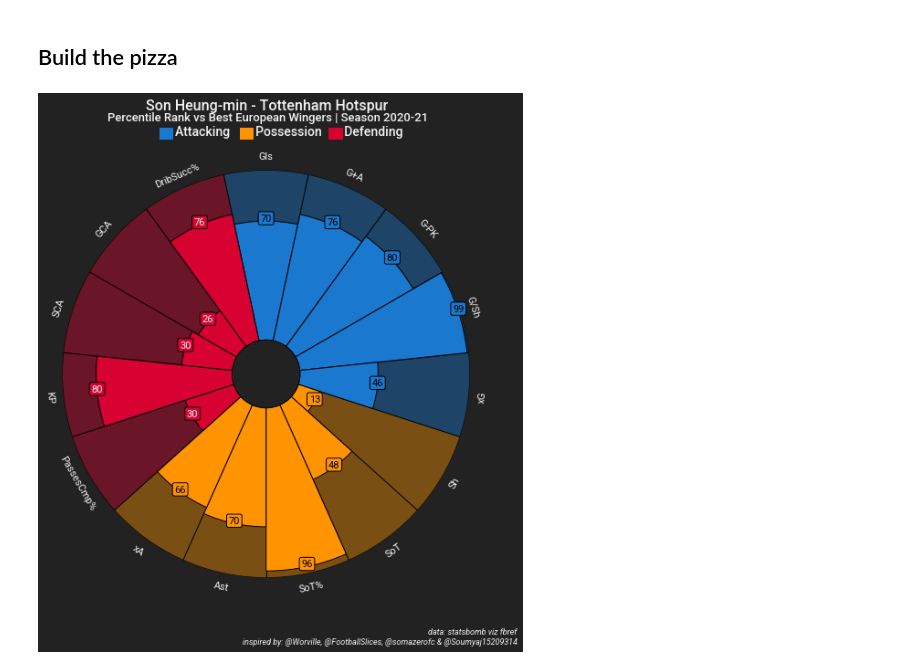
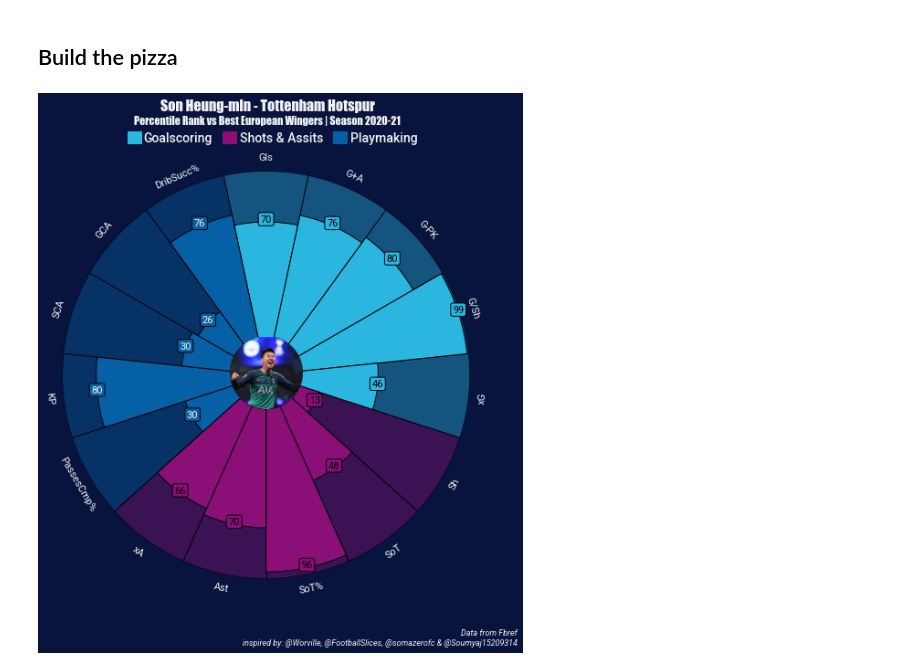
Before and after one commit to JackyKch/HeungMinSonJourney, a Jupyter notebook: coding/dataviz/pizza_plot.ipynb, the cells around one changed output. Saved outputs shown, nothing was run; the diff lists cells and outputs as text; code cells hidden in the pictures.

Commit message:
Update  Pizza plot

```diff
--- a/coding/dataviz/pizza_plot.ipynb
+++ b/coding/dataviz/pizza_plot.ipynb
@@ -101,13 +103,13 @@ for n,i in enumerate(values):
 ## Build the pizza
 # %%
 # color for the slices and text
-slice_colors = ["#1A78CF"] * 5 + ["#FF9300"] * 5 + ["#D70232"] * 5
+slice_colors = ["#2bb6e0"] * 5 + ["#8A0F77"] * 5 + ["#0660A6"] * 5
 text_colors = ["#000000"] * 10 + ["#F2F2F2"] * 5
 
 # instantiate PyPizza class
 baker = PyPizza(
     params=params,                  # list of parameters
-    background_color="#222222",     # background color
+    background_color="#08143D",     # background color
     straight_line_color="#000000",  # color for straight lines
     straight_line_lw=1,             # linewidth for straight lines
     last_circle_color="#000000",    # color for last line
@@ -143,55 +145,45 @@ fig, ax = baker.make_pizza(
 )
 
 # add title
-fig.text(
-    0.515, 0.975, "Son Heung-min - Tottenham Hotspur", size=16,
-    ha="center", fontproperties=font_bold.prop, color="#F2F2F2"
-)
+fig.text(0.515, 0.975, "Son Heung-min - Tottenham Hotspur", size=16,ha="center", fontname = 'Impact', color="#F2F2F2")
 
 # add subtitle
-fig.text(
-    0.515, 0.955,
-    "Percentile Rank vs Best European Wingers | Season 2020-21",
-    size=13,
-    ha="center", fontproperties=font_bold.prop, color="#F2F2F2"
-)
+fig.text(0.515, 0.95,"Percentile Rank vs Best European Wingers | Season 2020-21", size=12, ha="center", fontname = 'Impact', color="#F2F2F2", fontweight="light")
 
 # add credits
-CREDIT_1 = "data: statsbomb viz fbref"
+CREDIT_1 = "Data from Fbref"
 CREDIT_2 = "inspired by: @Worville, @FootballSlices, @somazerofc & @Soumyaj15209314"
 
 fig.text(
     0.99, 0.02, f"{CREDIT_1}\n{CREDIT_2}", size=9,
     fontproperties=font_italic.prop, color="#F2F2F2",
-    ha="right"
-)
+    ha="right")
 
 # add text
-fig.text(
-    0.34, 0.93, "Attacking        Possession       Defending", size=14,
-    fontproperties=font_bold.prop, color="#F2F2F2"
-)
+fig.text(0.28, 0.92, "Goalscoring", size=14, fontproperties=font_bold.prop, color="#F2F2F2")
+fig.text(0.462, 0.92, "Shots & Assits", size=14, fontproperties=font_bold.prop, color="#F2F2F2")
+fig.text(0.672, 0.92, "Playmaking", size=14, fontproperties=font_bold.prop, color="#F2F2F2")
 
 # add rectangles
 fig.patches.extend([
     plt.Rectangle(
-        (0.31, 0.9225), 0.025, 0.021, fill=True, color="#1a78cf",
+        (0.25, 0.917), 0.025, 0.021, fill=True, color="#2bb6e0",
         transform=fig.transFigure, figure=fig
     ),
     plt.Rectangle(
-        (0.462, 0.9225), 0.025, 0.021, fill=True, color="#ff9300",
+        (0.43, 0.917), 0.025, 0.021, fill=True, color="#8A0F77",
         transform=fig.transFigure, figure=fig
     ),
     plt.Rectangle(
-        (0.632, 0.9225), 0.025, 0.021, fill=True, color="#d70232",
+        (0.64, 0.917), 0.025, 0.021, fill=True, color="#0660A6",
         transform=fig.transFigure, figure=fig
     ),
 ])
 
 # add image
-ax_image = add_image(fdj_cropped, fig, left=0.4478, bottom=0.4315, width=0.13, height=0.127)
+ax_image = add_image(son_cropped, fig, left=0.44, bottom=0.441, width=0.145, height=0.130)
 
 
 plt.show()
 # %% [output]
-[figure, old version]
+[figure, new version]
```
Also changed, not shown: parts of 1 cell of this notebook, 1 other file.
